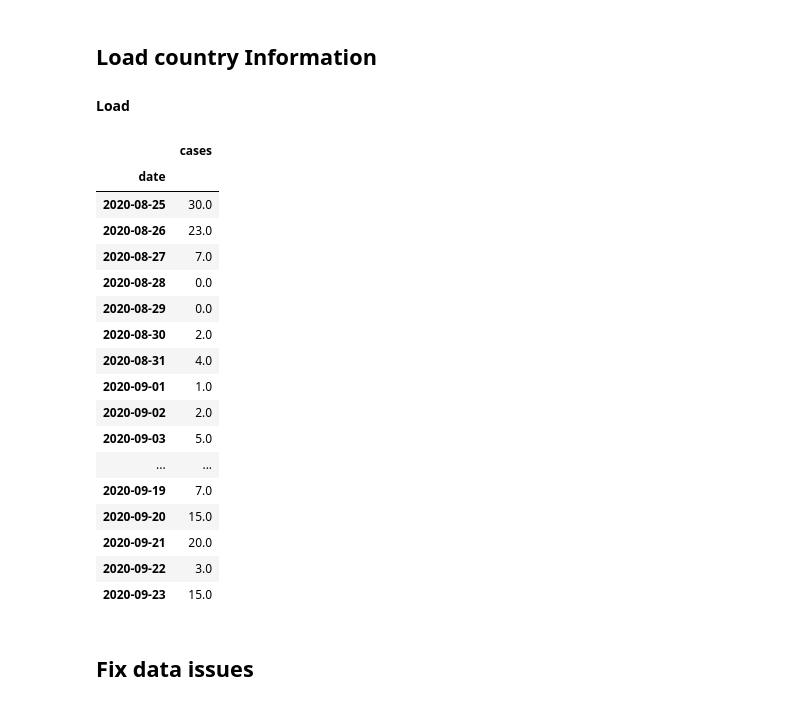
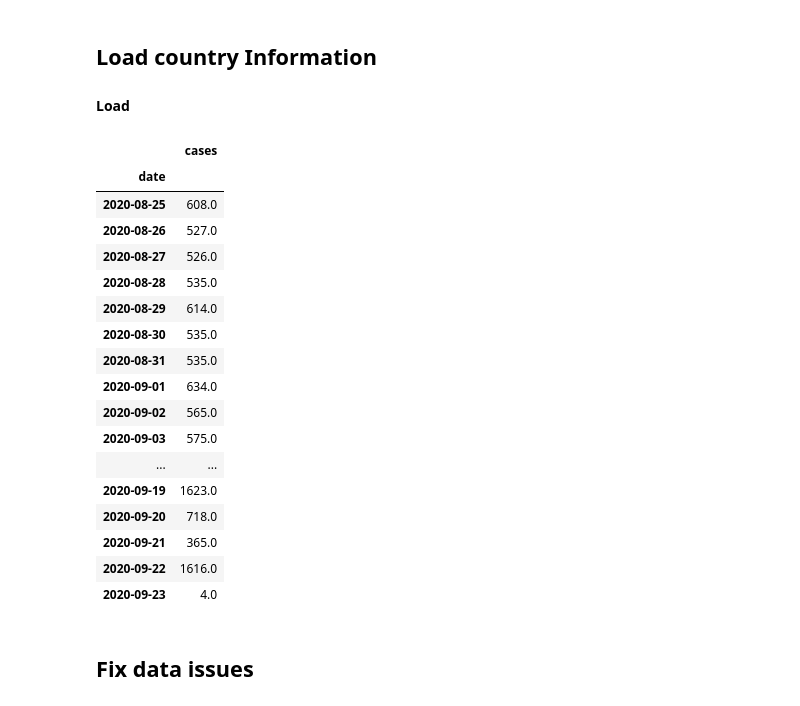
Before and after one commit to gkossakowski/covid-19, a Jupyter notebook: Realtime Rt mcmc.ipynb, the cells around one changed output. Saved outputs shown, nothing was run; the diff lists cells and outputs as text; code cells hidden in the pictures.

```diff
--- a/Realtime Rt mcmc.ipynb
+++ b/Realtime Rt mcmc.ipynb
@@ -66,26 +66,26 @@ def prepareCountry(country, data):
 
 countries = pd.concat([prepareCountry(country,data) for country, data in countries.groupby('country')])
 # %%
-countries.loc['Cyprus'].tail(30)
+countries.loc['Belgium'].tail(30)
 # %% [output]
 |  | cases |
 | date |  |
-| 2020-08-25 | 30.0 |
-| 2020-08-26 | 23.0 |
-| 2020-08-27 | 7.0 |
-| 2020-08-28 | 0.0 |
-| 2020-08-29 | 0.0 |
-| 2020-08-30 | 2.0 |
-| 2020-08-31 | 4.0 |
-| 2020-09-01 | 1.0 |
-| 2020-09-02 | 2.0 |
-| 2020-09-03 | 5.0 |
+| 2020-08-25 | 608.0 |
+| 2020-08-26 | 527.0 |
+| 2020-08-27 | 526.0 |
+| 2020-08-28 | 535.0 |
+| 2020-08-29 | 614.0 |
+| 2020-08-30 | 535.0 |
+| 2020-08-31 | 535.0 |
+| 2020-09-01 | 634.0 |
+| 2020-09-02 | 565.0 |
+| 2020-09-03 | 575.0 |
 | ... | ... |
-| 2020-09-19 | 7.0 |
-| 2020-09-20 | 15.0 |
-| 2020-09-21 | 20.0 |
-| 2020-09-22 | 3.0 |
-| 2020-09-23 | 15.0 |
+| 2020-09-19 | 1623.0 |
+| 2020-09-20 | 718.0 |
+| 2020-09-21 | 365.0 |
+| 2020-09-22 | 1616.0 |
+| 2020-09-23 | 4.0 |
 # %% [markdown]
 ## Fix data issues
 # %% [markdown]
```
Also changed, not shown: parts of 13 cells of this notebook, 2 other files.
